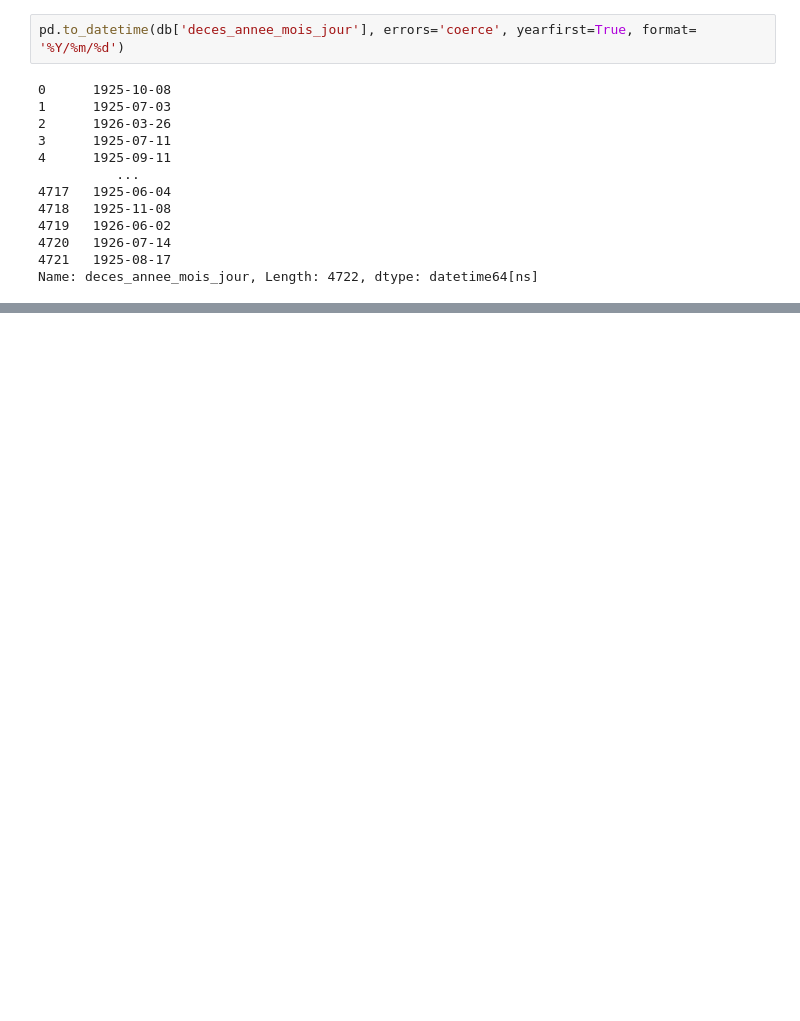
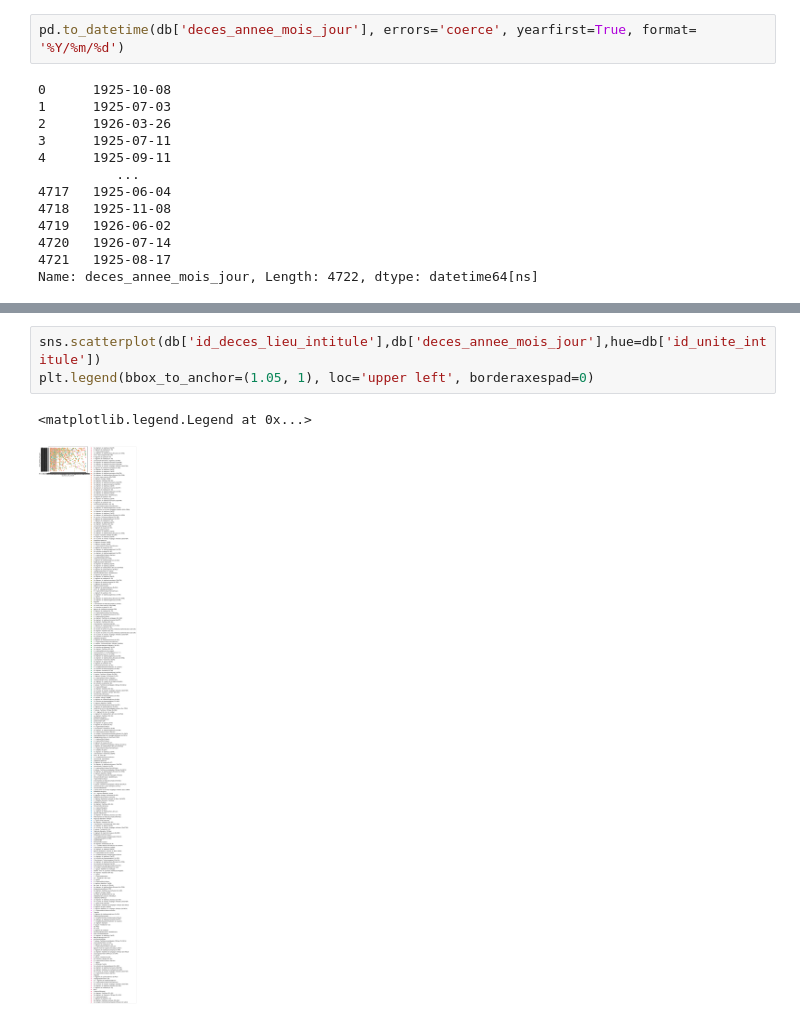
Before and after one commit to the0phil3/projetMemoire, a Jupyter notebook: manipFinal/manipFinal.ipynb, the cells around one changed output, grey strips where cells are left out. Drawn from its saved outputs; the diff is of its cells as text; blank space fills up the shorter version.

Commit message:
added new figures

```diff
--- a/manipFinal/manipFinal.ipynb
+++ b/manipFinal/manipFinal.ipynb
@@ -45 +75,7 @@ ValueError: time data '1925-10-08' does not match format '%Y/%m/%d'
+# %%
+sns.scatterplot(db['id_deces_lieu_intitule'],db['deces_annee_mois_jour'],hue=db['id_unite_intitule'])
+plt.legend(bbox_to_anchor=(1.05, 1), loc='upper left', borderaxespad=0)
+# %% [output]
+<matplotlib.legend.Legend at 0x...>
+[figure, added]
 # %%
```
Also changed, not shown: parts of 9 cells of this notebook, 2 other files.
